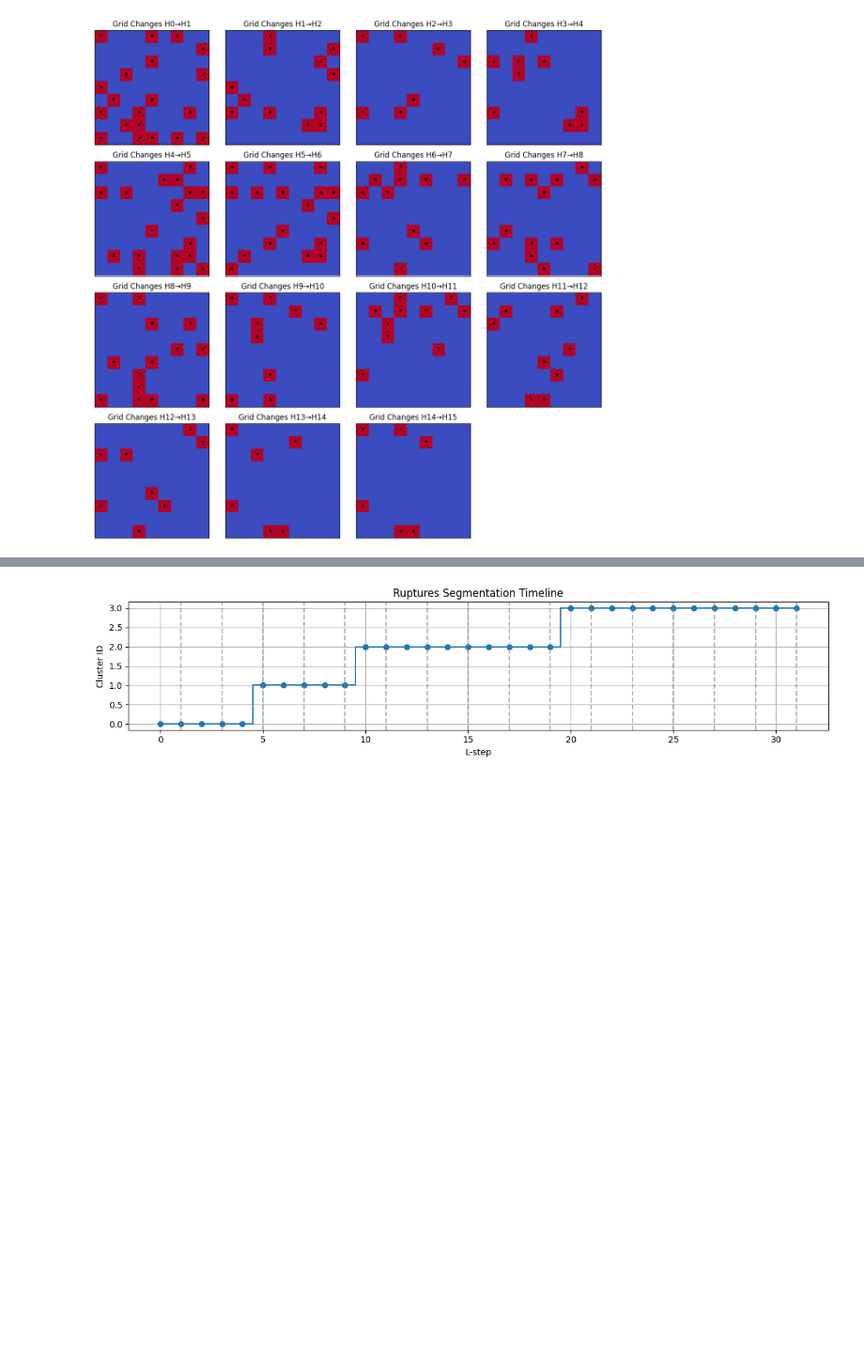
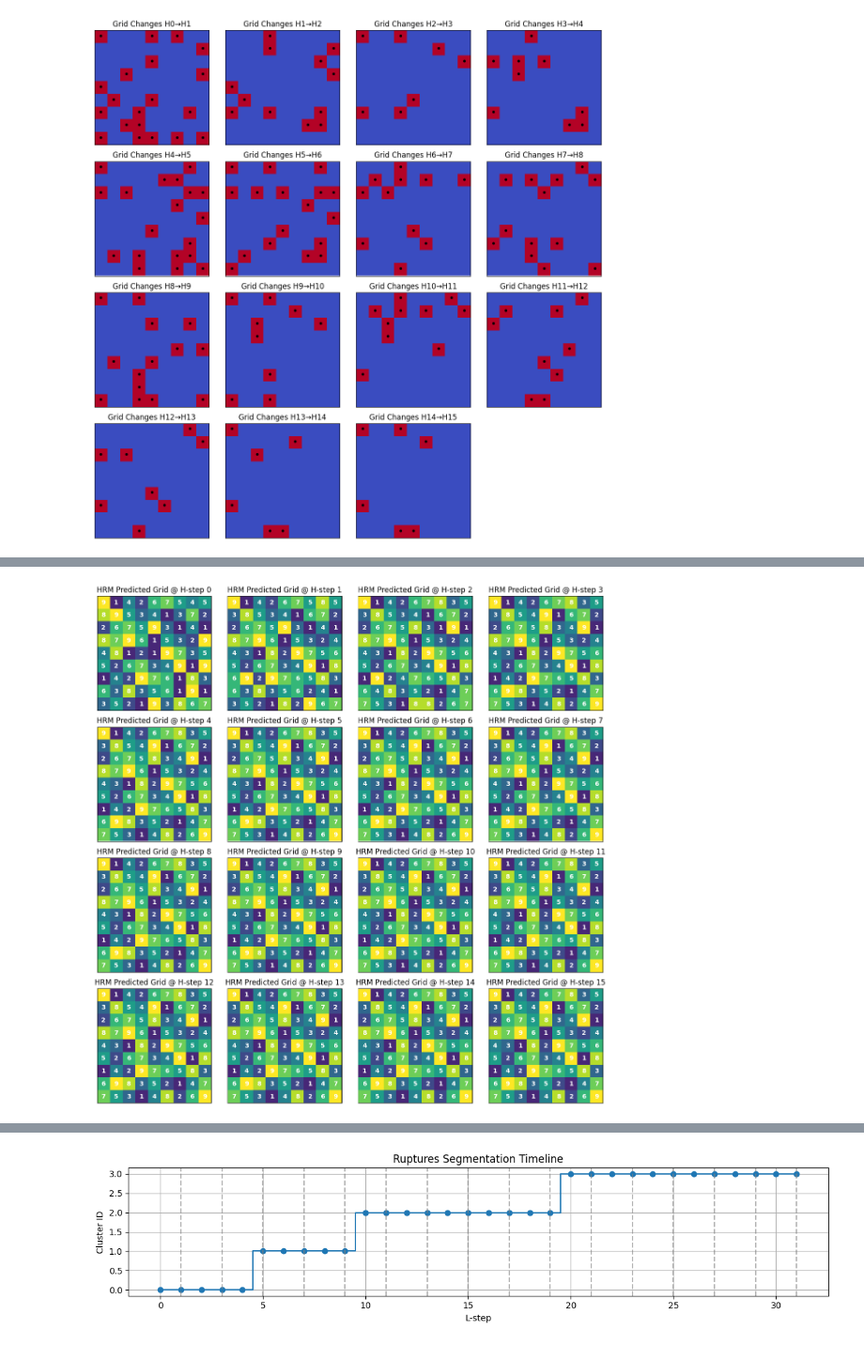
Before and after one commit to caleb-kaiser/HRM, a Jupyter notebook: eda/EDA.ipynb, the cells around one changed output, grey strips where cells are left out. Shown at 94% size. Cells and saved outputs as stored; diff of their text form; code cells hidden in the pictures; blank space fills up the shorter version.

```diff
--- a/eda/EDA.ipynb
+++ b/eda/EDA.ipynb
@@ -30,0 +76,4 @@ visualize_grid_deltas(grids)
+# %%
+visualize_sudoku_grids_over_time(grids3)
+# %% [output]
+[figure, added]
```
Also changed, not shown: parts of 69 cells of this notebook, 1 other file.
